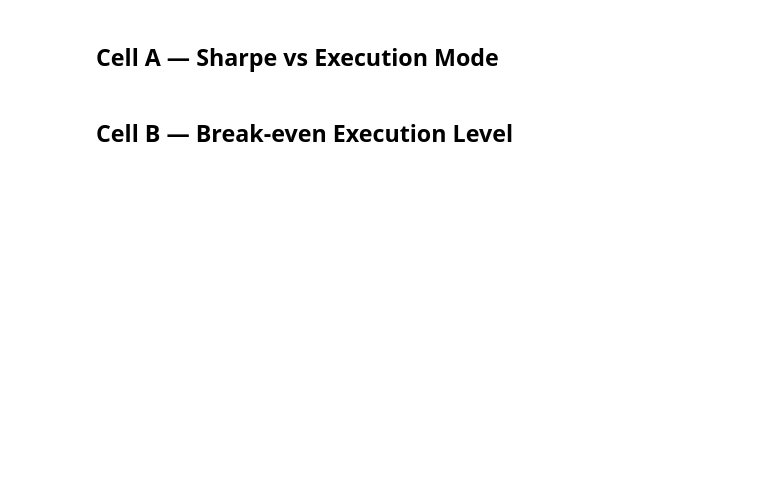
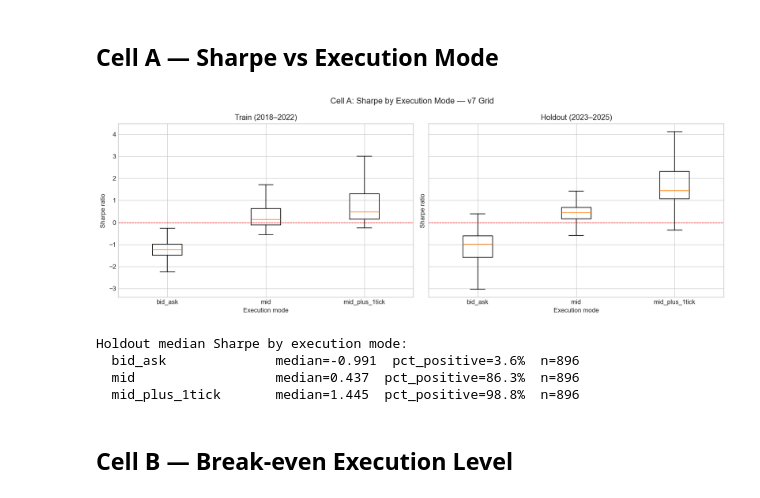
Before and after one commit to osteiner78/options-backtest, a Jupyter notebook: research/2026-05-15 - B3 - v7 refined grid.ipynb, the cells around one changed output. Cells and saved outputs as stored; diff of their text form; code cells hidden in the pictures; blank space fills up the shorter version.

```diff
--- a/research/2026-05-15 - B3 - v7 refined grid.ipynb
+++ b/research/2026-05-15 - B3 - v7 refined grid.ipynb
@@ -87,22 +99,35 @@ print(f"Error rate: {results['error'].notna().sum() / len(results):.1%}")
 ## Cell A — Sharpe vs Execution Mode
 # %%
 fig, axes = plt.subplots(1, 2, figsize=(14, 5), sharey=True)
-for ax, period_df, title in [(axes[0], train, "Train (2018–2022)"), (axes[1], holdout, "Holdout (2023–2025)")]:
-    data_by_mode = [period_df[period_df["execution_mode"] == m]["sharpe"] for m in modes]
+for ax, period_df, title in [
+    (axes[0], train, "Train (2018–2022)"),
+    (axes[1], holdout, "Holdout (2023–2025)"),
+]:
+    data_by_mode = [
+        period_df[period_df["execution_mode"] == m]["sharpe"] for m in modes
+    ]
     ax.boxplot(data_by_mode, labels=modes, notch=False, sym="")
     ax.axhline(0, color="red", linestyle="--", linewidth=0.8)
     ax.set_title(title)
     ax.set_ylabel("Sharpe ratio")
     ax.set_xlabel("Execution mode")
 plt.suptitle("Cell A: Sharpe by Execution Mode — v7 Grid", fontsize=13)
 plt.tight_layout()
 plt.show()
 
 print("Holdout median Sharpe by execution mode:")
 for m in modes:
     sub = holdout[holdout["execution_mode"] == m]["sharpe"]
     pct_pos = (sub > 0).mean()
-    print(f"  {m:<20} median={sub.median():.3f}  pct_positive={pct_pos:.1%}  n={len(sub)}")
+    print(
+        f"  {m:<20} median={sub.median():.3f}  pct_positive={pct_pos:.1%}  n={len(sub)}"
+    )
+# %% [output]
+[figure, added]
+Holdout median Sharpe by execution mode:
+  bid_ask              median=-0.991  pct_positive=3.6%  n=896
+  mid                  median=0.437  pct_positive=86.3%  n=896
+  mid_plus_1tick       median=1.445  pct_positive=98.8%  n=896
 # %% [markdown]
 ## Cell B — Break-even Execution Level
 # %%
```
Also changed, not shown: parts of 13 cells of this notebook, 26 other files.
